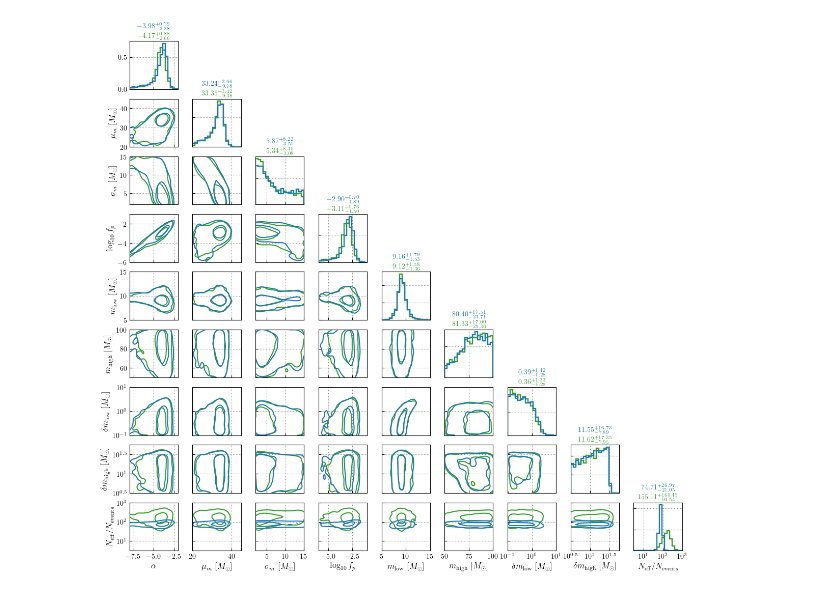
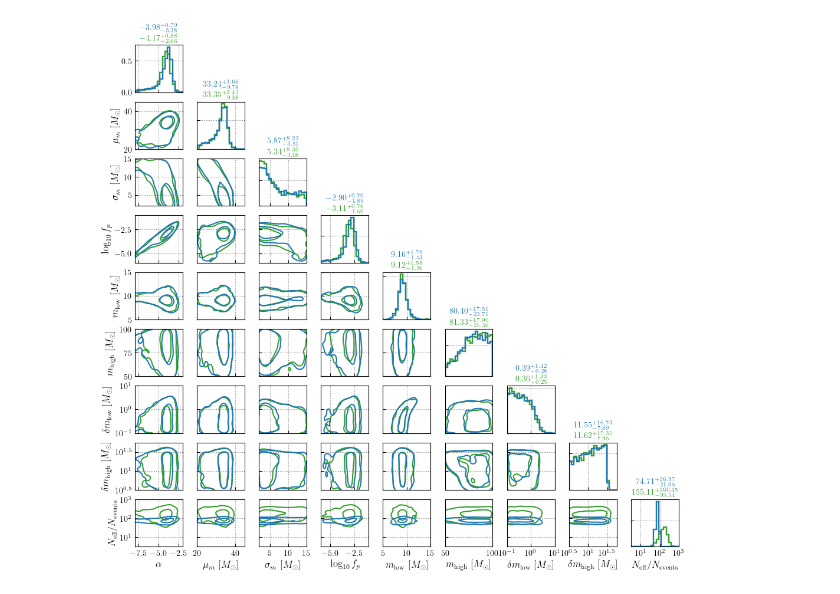
Before and after one commit to tcallister/learning-p-det, a Jupyter notebook: figures/make_figure_10.ipynb, the cells around one changed output. Drawn from its saved outputs; the diff is of its cells as text; code cells hidden in the pictures.

```diff
--- a/figures/make_figure_10.ipynb
+++ b/figures/make_figure_10.ipynb
@@ -74,7 +74,7 @@ def plot_contour_data(ax,
     ax.set_xlim(xmin,xmax)
     ax.set_ylim(ymin,ymax)
 # %%
-fig = plt.figure(figsize=(14,13))
+fig = plt.figure(figsize=(14*0.85,13*0.85))
 
 alphas_inj = inj_samps.alpha.values
 mu_m1s_inj = inj_samps.mu_m1.values
@@ -115,11 +115,11 @@ ax.hist(alphas_inj,density=True,histtype='step',bins=np.linspace(alpha_min,alpha
 ax.hist(alphas_nn,density=True,histtype='step',bins=np.linspace(alpha_min,alpha_max,20),color=cbbh,lw=1.75)
 ax.set_xlim(alpha_min,alpha_max)
 ax.set_xticklabels([])
-ax.text(0.5,1.075,get_interval_string(alphas_inj),
+ax.text(0.5,1.1,get_interval_string(alphas_inj),
         transform=ax.transAxes,
         horizontalalignment='center',
         color=cnsbh)
-ax.text(0.5,1.275,get_interval_string(alphas_nn),
+ax.text(0.5,1.325,get_interval_string(alphas_nn),
         transform=ax.transAxes,
         horizontalalignment='center',
         color=cbbh)
@@ -189,11 +189,11 @@ ax.hist(mu_m1s_nn,density=True,histtype='step',bins=np.linspace(mu_m1_min,mu_m1_
 ax.set_xlim(mu_m1_min,mu_m1_max)
 ax.set_xticklabels([])
 ax.set_yticklabels([])
-ax.text(0.5,1.075,get_interval_string(mu_m1s_inj),
+ax.text(0.5,1.1,get_interval_string(mu_m1s_inj),
         transform=ax.transAxes,
         horizontalalignment='center',
         color=cnsbh)
-ax.text(0.5,1.275,get_interval_string(mu_m1s_nn),
+ax.text(0.5,1.325,get_interval_string(mu_m1s_nn),
         transform=ax.transAxes,
         horizontalalignment='center',
         color=cbbh)
@@ -250,11 +250,11 @@ ax.hist(sig_m1s_nn,density=True,histtype='step',bins=np.linspace(sig_m1_min,sig_
 ax.set_xlim(sig_m1_min,sig_m1_max)
 ax.set_xticklabels([])
 ax.set_yticklabels([])
-ax.text(0.5,1.075,get_interval_string(sig_m1s_inj),
+ax.text(0.5,1.1,get_interval_string(sig_m1s_inj),
         transform=ax.transAxes,
         horizontalalignment='center',
         color=cnsbh)
-ax.text(0.5,1.275,get_interval_string(sig_m1s_nn),
+ax.text(0.5,1.325,get_interval_string(sig_m1s_nn),
         transform=ax.transAxes,
         horizontalalignment='center',
         color=cbbh)
@@ -305,11 +305,11 @@ ax.hist(log_f_peaks_nn,density=True,histtype='step',bins=np.linspace(log_f_peak_
 ax.set_xlim(log_f_peak_min,log_f_peak_max)
 ax.set_xticklabels([])
 ax.set_yticklabels([])
-ax.text(0.5,1.075,get_interval_string(log_f_peaks_inj),
+ax.text(0.5,1.1,get_interval_string(log_f_peaks_inj),
         transform=ax.transAxes,
         horizontalalignment='center',
         color=cnsbh)
-ax.text(0.5,1.275,get_interval_string(log_f_peaks_nn),
+ax.text(0.5,1.325,get_interval_string(log_f_peaks_nn),
         transform=ax.transAxes,
         horizontalalignment='center',
         color=cbbh)
@@ -354,11 +354,11 @@ ax.hist(mMins_nn,density=True,histtype='step',bins=np.linspace(mMin_min,mMin_max
 ax.set_xlim(mMin_min,mMin_max)
 ax.set_xticklabels([])
 ax.set_yticklabels([])
-ax.text(0.5,1.075,get_interval_string(mMins_inj),
+ax.text(0.5,1.1,get_interval_string(mMins_inj),
         transform=ax.transAxes,
         horizontalalignment='center',
         color=cnsbh)
-ax.text(0.5,1.275,get_interval_string(mMins_nn),
+ax.text(0.5,1.325,get_interval_string(mMins_nn),
         transform=ax.transAxes,
         horizontalalignment='center',
         color=cbbh)
@@ -397,11 +397,11 @@ ax.hist(mMaxs_nn,density=True,histtype='step',bins=np.linspace(mMax_min,mMax_max
 ax.set_xlim(mMax_min,mMax_max)
 ax.set_xticklabels([])
 ax.set_yticklabels([])
-ax.text(0.5,1.075,get_interval_string(mMaxs_inj),
+ax.text(0.5,1.1,get_interval_string(mMaxs_inj),
         transform=ax.transAxes,
         horizontalalignment='center',
         color=cnsbh)
-ax.text(0.5,1.275,get_interval_string(mMaxs_nn),
+ax.text(0.5,1.325,get_interval_string(mMaxs_nn),
         transform=ax.transAxes,
         horizontalalignment='center',
         color=cbbh)
@@ -434,11 +434,11 @@ ax.hist(log_dmMins_nn,density=True,histtype='step',bins=np.linspace(log_dmMin_mi
 ax.set_xlim(log_dmMin_min,log_dmMin_max)
 ax.set_xticklabels([])
 ax.set_yticklabels([])
-ax.text(0.5,1.075,get_interval_string(10.**log_dmMins_inj),
+ax.text(0.5,1.1,get_interval_string(10.**log_dmMins_inj),
         transform=ax.transAxes,
         horizontalalignment='center',
         color=cnsbh)
-ax.text(0.5,1.275,get_interval_string(10.**log_dmMins_nn),
+ax.text(0.5,1.325,get_interval_string(10.**log_dmMins_nn),
         transform=ax.transAxes,
         horizontalalignment='center',
         color=cbbh)
@@ -467,11 +467,11 @@ ax.hist(log_dmMaxs_nn,density=True,histtype='step',bins=np.linspace(log_dmMax_mi
 ax.set_xlim(log_dmMax_min,log_dmMax_max)
 ax.set_xticklabels([])
 ax.set_yticklabels([])
-ax.text(0.5,1.075,get_interval_string(10.**log_dmMaxs_inj),
+ax.text(0.5,1.1,get_interval_string(10.**log_dmMaxs_inj),
         transform=ax.transAxes,
         horizontalalignment='center',
         color=cnsbh)
-ax.text(0.5,1.275,get_interval_string(10.**log_dmMaxs_nn),
+ax.text(0.5,1.325,get_interval_string(10.**log_dmMaxs_nn),
         transform=ax.transAxes,
         horizontalalignment='center',
         color=cbbh)
@@ -481,34 +481,34 @@ plot_contour_data(ax,log_dmMaxs_inj,Neffs_inj,log_dmMax_min,log_dmMax_max,Neff_m
 plot_contour_data(ax,log_dmMaxs_nn,Neffs_nn,log_dmMax_min,log_dmMax_max,Neff_min,Neff_max,cbbh)
 ax.set_yticklabels([])
 ax.set_xticks([0.5,1,1.5])
 ax.set_xticklabels(["$10^{0.5}$","$10^{1}$","$10^{1.5}$"])
 ax.set_xlabel(r"$\delta m_\mathrm{high}$ [$M_\odot$]")
 
 ###########
 # COLUMN 9
 ###########
 
 ax = fig.add_subplot(9,9,81)
 ax.hist(Neffs_inj,density=True,histtype='step',bins=np.linspace(Neff_min,Neff_max,20),color=cnsbh,lw=1.75)
 ax.hist(Neffs_nn,density=True,histtype='step',bins=np.linspace(Neff_min,Neff_max,20),color=cbbh,lw=1.75)
 ax.set_xlim(Neff_min,Neff_max)
 ax.set_yticklabels([])
 ax.set_xticks([1,2,3])
 ax.set_xticklabels(["$10^{1}$","$10^{2}$","$10^{3}$"])
 ax.set_xlabel(r"$N_\mathrm{eff}/N_\mathrm{events}$")
-ax.text(0.5,1.075,get_interval_string(10.**Neffs_inj),
+ax.text(0.5,1.1,get_interval_string(10.**Neffs_inj),
         transform=ax.transAxes,
         horizontalalignment='center',
         color=cnsbh)
-ax.text(0.5,1.275,get_interval_string(10.**Neffs_nn),
+ax.text(0.5,1.325,get_interval_string(10.**Neffs_nn),
         transform=ax.transAxes,
         horizontalalignment='center',
         color=cbbh)
 
 
 plt.subplots_adjust(wspace=0.3,hspace=0.2)
 plt.savefig('figure_10.pdf',bbox_inches='tight',dpi=400)
 plt.show()
 # %% [output]
-[figure, old version]
+[figure, new version]
 # %%
```
Also changed, not shown: parts of 4 cells of this notebook, 18 other files.
